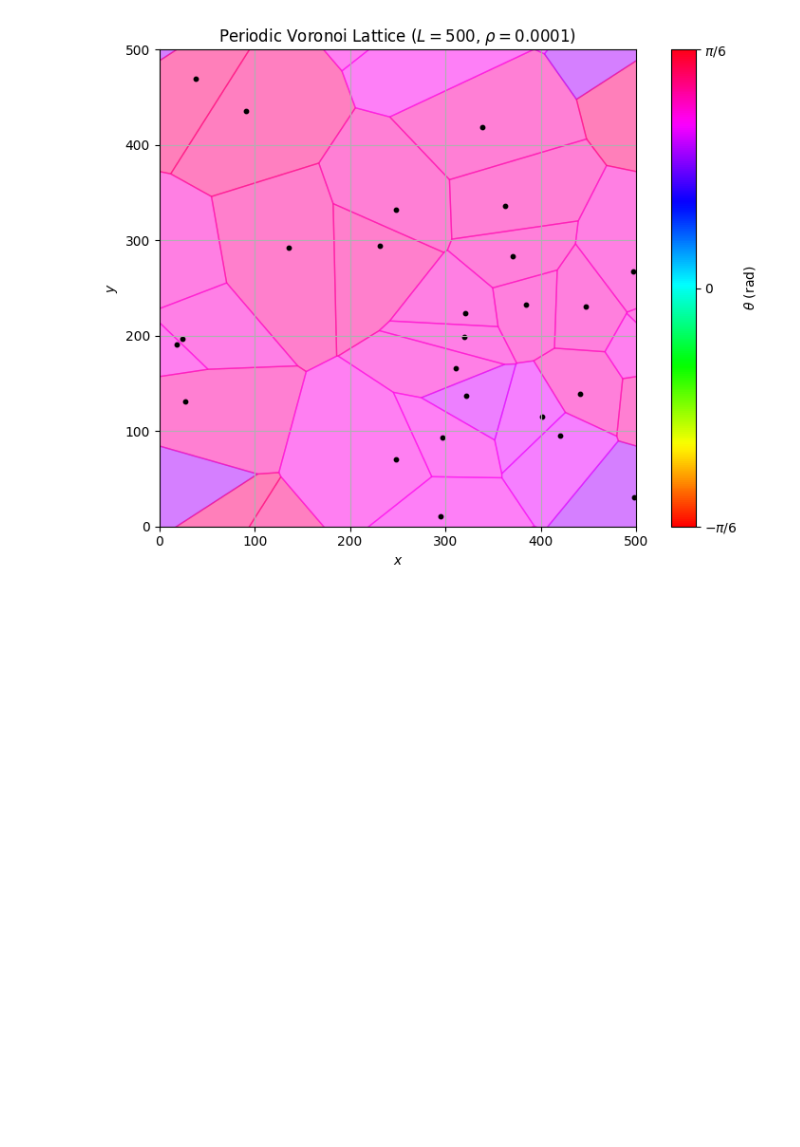
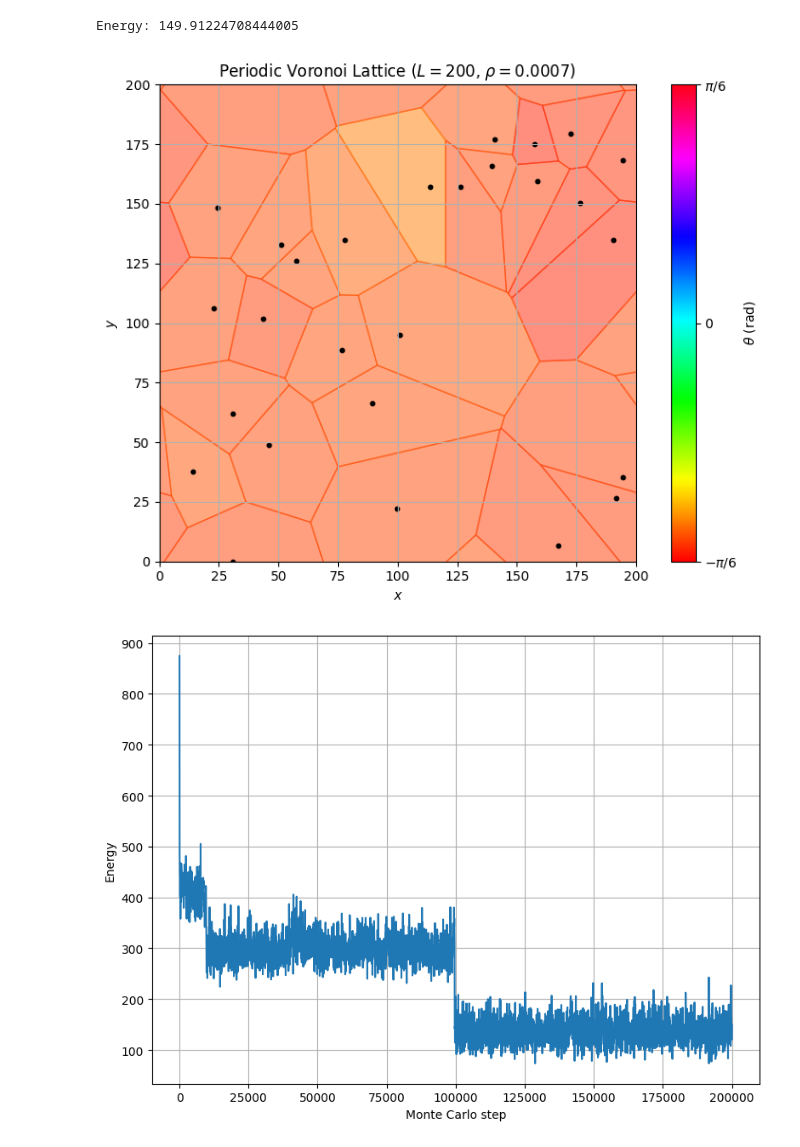
Before and after one commit to Ciciss1/TP, a Jupyter notebook: TP2/Simulation/test.ipynb, the cells around one changed output. Drawn from its saved outputs; the diff is of its cells as text; code cells hidden in the pictures; blank space fills up the shorter version.

```diff
--- a/TP2/Simulation/test.ipynb
+++ b/TP2/Simulation/test.ipynb
@@ -9,26 +9,40 @@ from Analyze_Observable import analyze_observable, plot_phase_diagram
 %load_ext autoreload
 %autoreload 2
 # %%
-L = 500
-rho = 0.0001
+L = 200
+rho = 0.0007
 
-T = 10
+T = 4
 alpha = 1.70
 beta_RS = -0.16
 epsilon = 0.0
 
 vor = Voronoi.PeriodicVoronoi(L, rho)
 
-thetas, energy = MonteCarlo.monte_carlo(vor.theta, vor.adj_i, vor.adj_j, vor.adj_length, 1/T, epsilon, rho, alpha, beta_RS, 300_000)
+thetas, energy = MonteCarlo.monte_carlo(vor.theta, vor.adj_i, vor.adj_j, vor.adj_length, vor.areas, 1/T, epsilon, rho, alpha, beta_RS, 200_000)
+print("Energy:", energy[-1])
 vor.theta = thetas
 vor.plot()
 plt.show()
+
+fig, ax = plt.subplots(figsize=(8, 6))
+
+ax.plot(np.arange(len(energy)) * 50, energy)
+ax.set_xlabel('Monte Carlo step')
+ax.set_ylabel('Energy')
+ax.grid()
+plt.tight_layout()
+plt.savefig('energy_vs_step.pdf')
+plt.show()
+
 
 # graphene = Graphene.GrapheneCrystal(vor, a = 1.42)
 
 # graphene.save_crystal('results/graphene_test.npz')
 
 # graphene.plot_all()
 # plt.show()
 # %% [output]
+Energy: 149.91224708444005
-[figure, old version]
+[figure, new version]
+[figure, added]
```
Also changed, not shown: parts of 3 cells of this notebook, 8 other files.
